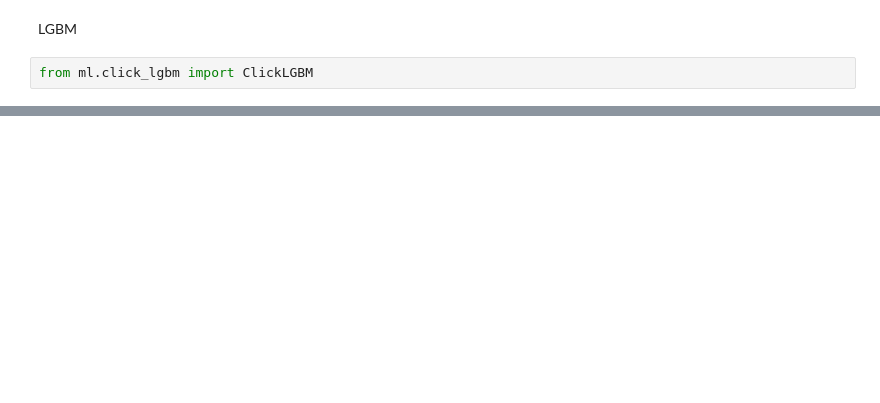
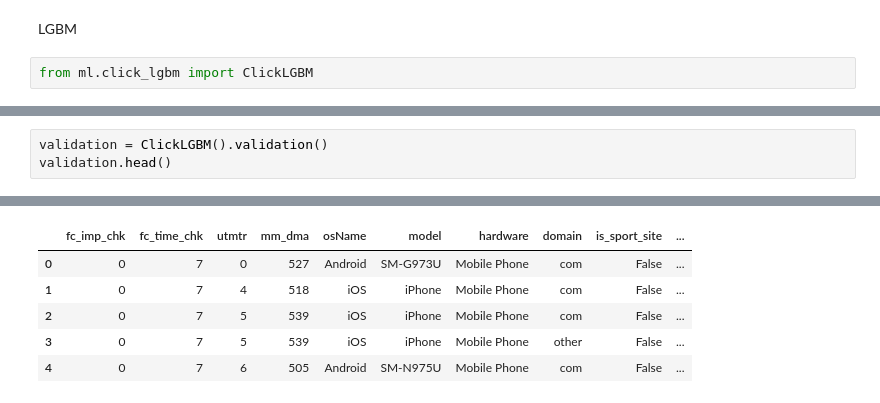
Before and after one commit to victoria-lokteva/LLM-test-task, a Jupyter notebook: ctr.ipynb, the cells around one changed output, grey strips where cells are left out. Saved outputs shown, nothing was run; the diff lists cells and outputs as text; blank space fills up the shorter version.

```diff
--- a/ctr.ipynb
+++ b/ctr.ipynb
@@ -100,0 +186,4 @@ ClickLGBM().cross_val_score()
+# %%
+validation = ClickLGBM().validation()
+validation.head()
+# %% [output]
@@ -100,0 +198,6 @@ ClickLGBM().cross_val_score()
+|  | fc_imp_chk | fc_time_chk | utmtr | mm_dma | osName | model | hardware | domain | is_sport_site | ... |
+| 0 | 0 | 7 | 0 | 527 | Android | SM-G973U | Mobile Phone | com | False | ... |
+| 1 | 0 | 7 | 4 | 518 | iOS | iPhone | Mobile Phone | com | False | ... |
+| 2 | 0 | 7 | 5 | 539 | iOS | iPhone | Mobile Phone | com | False | ... |
+| 3 | 0 | 7 | 5 | 539 | iOS | iPhone | Mobile Phone | other | False | ... |
+| 4 | 0 | 7 | 6 | 505 | Android | SM-N975U | Mobile Phone | com | False | ... |
```
Also changed, not shown: parts of 15 cells of this notebook, 3 other files.
